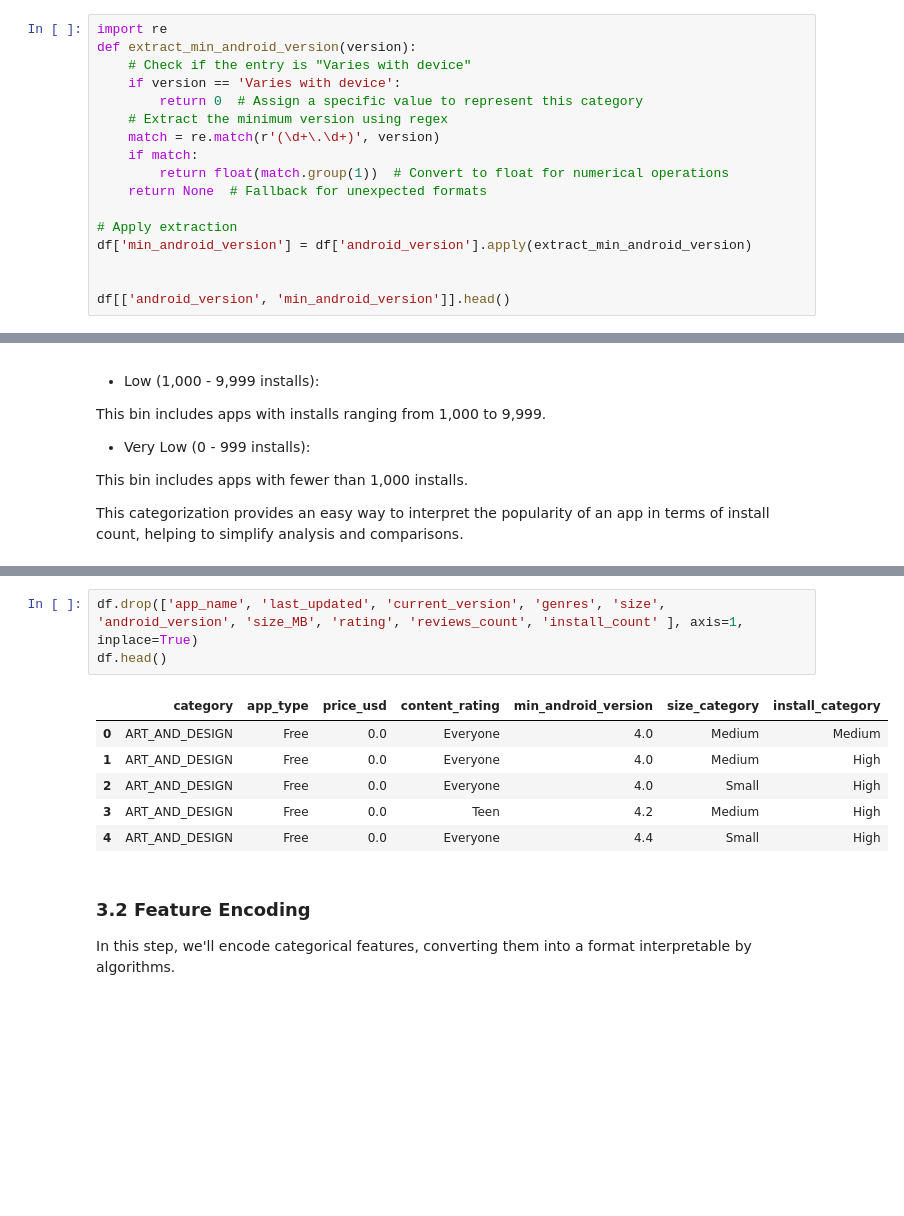
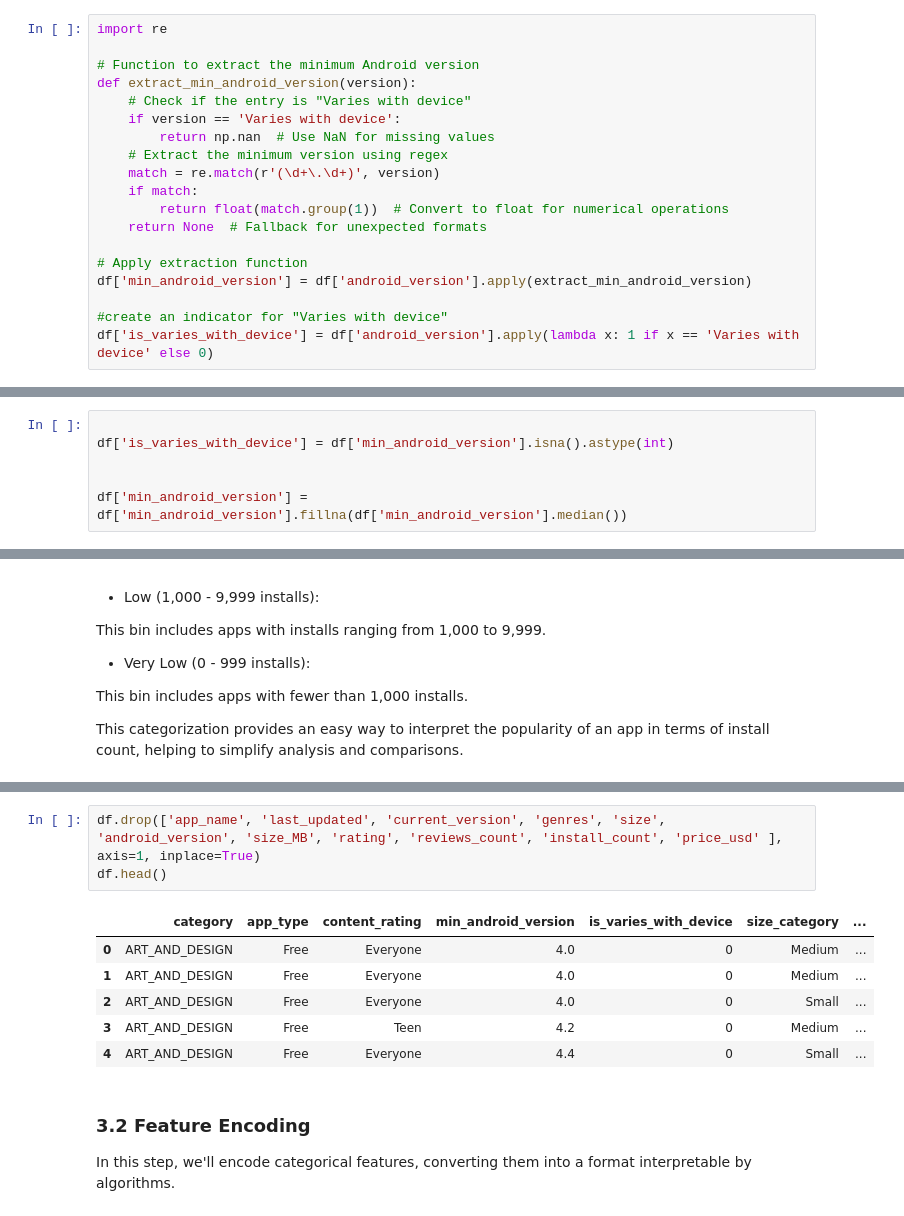
Before and after one commit to Veona-M/Mobile-App-Success-Predictor, a Jupyter notebook: app_success_prediction_model.ipynb, the cells around one changed output, grey strips where cells are left out. Cells and saved outputs as stored; diff of their text form; blank space fills up the shorter version.

```diff
--- a/app_success_prediction_model.ipynb
+++ b/app_success_prediction_model.ipynb
@@ -540,18 +540,20 @@ df['android_version'].value_counts().head(5)
 dtype: int64
 # %%
 import re
+
+# Function to extract the minimum Android version
 def extract_min_android_version(version):
     # Check if the entry is "Varies with device"
     if version == 'Varies with device':
-        return 0  # Assign a specific value to represent this category
+        return np.nan  # Use NaN for missing values
     # Extract the minimum version using regex
     match = re.match(r'(\d+\.\d+)', version)
     if match:
         return float(match.group(1))  # Convert to float for numerical operations
     return None  # Fallback for unexpected formats
 
-# Apply extraction
+# Apply extraction function
 df['min_android_version'] = df['android_version'].apply(extract_min_android_version)
 
-
-df[['android_version', 'min_android_version']].head()
+#create an indicator for "Varies with device"
+df['is_varies_with_device'] = df['android_version'].apply(lambda x: 1 if x == 'Varies with device' else 0)
@@ -564,0 +560,6 @@ df[['android_version', 'min_android_version']].head()
+# %%
+
+df['is_varies_with_device'] = df['min_android_version'].isna().astype(int)
+
+
+df['min_android_version'] = df['min_android_version'].fillna(df['min_android_version'].median())
@@ -724,13 +780,13 @@ The features rating and reviews_count reflect an app's post-launch performance,
 # %%
-df.drop(['app_name', 'last_updated', 'current_version', 'genres', 'size', 'android_version', 'size_MB', 'rating', 'reviews_count', 'install_count' ], axis=1, inplace=True)
+df.drop(['app_name', 'last_updated', 'current_version', 'genres', 'size', 'android_version', 'size_MB', 'rating', 'reviews_count', 'install_count', 'price_usd' ], axis=1, inplace=True)
 df.head()
 # %% [output]
-|  | category | app_type | price_usd | content_rating | min_android_version | size_category | install_category |
-| 0 | ART_AND_DESIGN | Free | 0.0 | Everyone | 4.0 | Medium | Medium |
-| 1 | ART_AND_DESIGN | Free | 0.0 | Everyone | 4.0 | Medium | High |
-| 2 | ART_AND_DESIGN | Free | 0.0 | Everyone | 4.0 | Small | High |
-| 3 | ART_AND_DESIGN | Free | 0.0 | Teen | 4.2 | Medium | High |
-| 4 | ART_AND_DESIGN | Free | 0.0 | Everyone | 4.4 | Small | High |
+|  | category | app_type | content_rating | min_android_version | is_varies_with_device | size_category | ... |
+| 0 | ART_AND_DESIGN | Free | Everyone | 4.0 | 0 | Medium | ... |
+| 1 | ART_AND_DESIGN | Free | Everyone | 4.0 | 0 | Medium | ... |
+| 2 | ART_AND_DESIGN | Free | Everyone | 4.0 | 0 | Small | ... |
+| 3 | ART_AND_DESIGN | Free | Teen | 4.2 | 0 | Medium | ... |
+| 4 | ART_AND_DESIGN | Free | Everyone | 4.4 | 0 | Small | ... |
 # %% [markdown]
 ### 3.2 **Feature Encoding**
 In this step, we'll encode categorical features, converting them into a format interpretable by algorithms.
```
Also changed, not shown: parts of 55 cells of this notebook.
